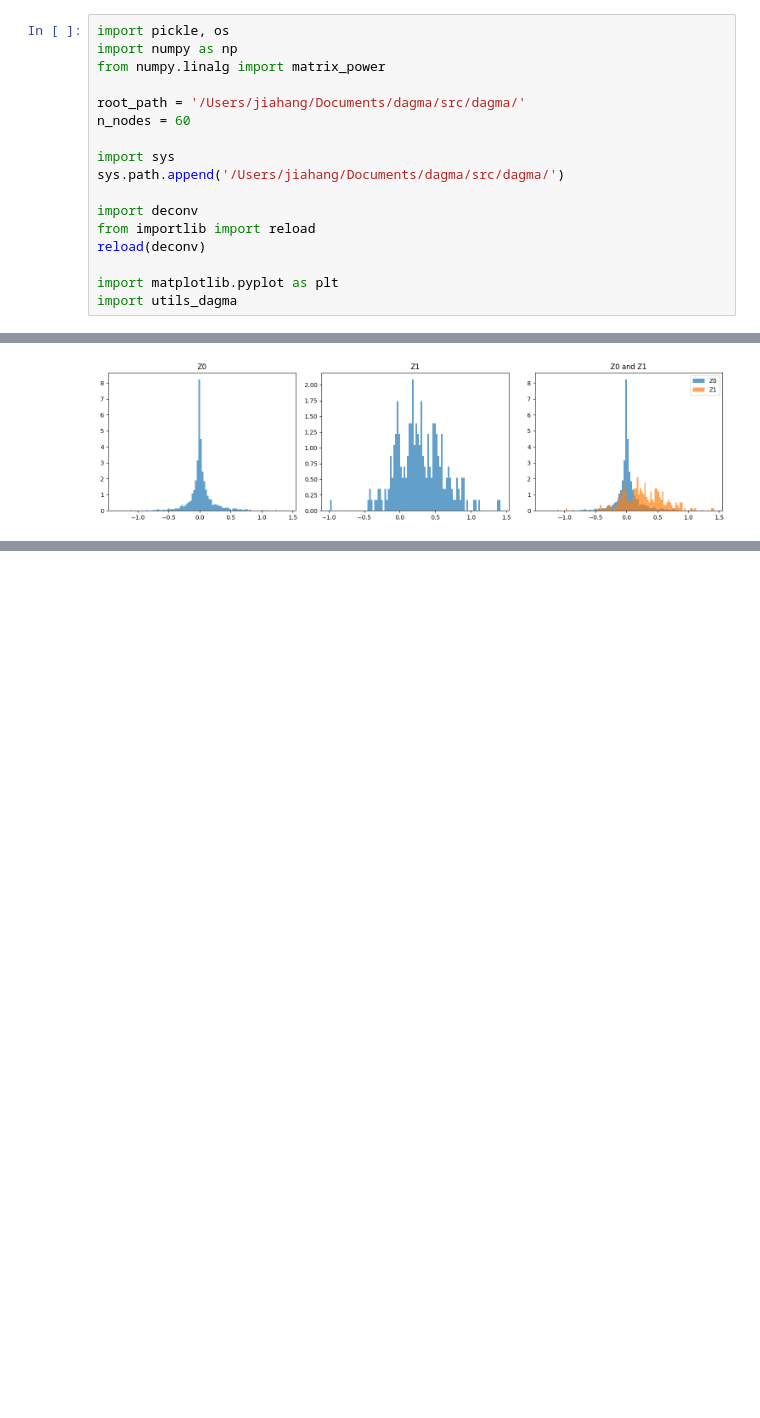
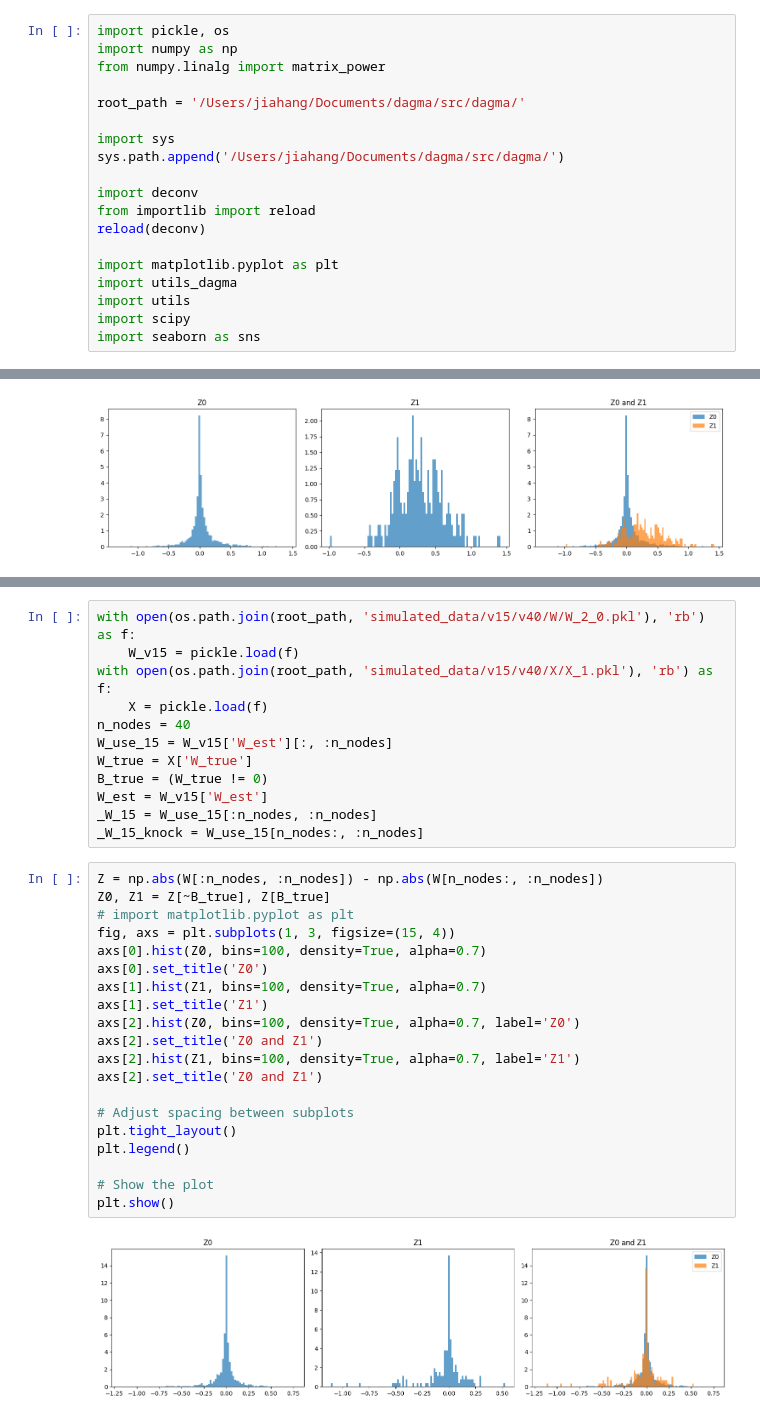
Before and after one commit to LspongebobJH/dagma, a Jupyter notebook: src/dagma/notebooks/deconv.ipynb, the cells around one changed output, grey strips where cells are left out. Saved outputs shown, nothing was run; the diff lists cells and outputs as text; blank space fills up the shorter version.

```diff
--- a/src/dagma/notebooks/deconv.ipynb
+++ b/src/dagma/notebooks/deconv.ipynb
@@ -4,7 +4,6 @@ import numpy as np
 from numpy.linalg import matrix_power
 
 root_path = '/Users/jiahang/Documents/dagma/src/dagma/'
-n_nodes = 60
 
 import sys
 sys.path.append('/Users/jiahang/Documents/dagma/src/dagma/')
@@ -15,3 +14,6 @@ reload(deconv)
 
 import matplotlib.pyplot as plt
 import utils_dagma
+import utils
+import scipy
+import seaborn as sns
@@ -160,0 +97,34 @@ array([[ 0.00000000e+00, -1.62125406e-04, -6.25173672e-05, ...,
+# %%
+with open(os.path.join(root_path, 'simulated_data/v15/v40/W/W_2_0.pkl'), 'rb') as f:
+    W_v15 = pickle.load(f)
+with open(os.path.join(root_path, 'simulated_data/v15/v40/X/X_1.pkl'), 'rb') as f:
+    X = pickle.load(f)
+n_nodes = 40
+W_use_15 = W_v15['W_est'][:, :n_nodes]
+W_true = X['W_true']
+B_true = (W_true != 0)
+W_est = W_v15['W_est']
+_W_15 = W_use_15[:n_nodes, :n_nodes]
+_W_15_knock = W_use_15[n_nodes:, :n_nodes]
+# %%
+Z = np.abs(W[:n_nodes, :n_nodes]) - np.abs(W[n_nodes:, :n_nodes])
+Z0, Z1 = Z[~B_true], Z[B_true]
+# import matplotlib.pyplot as plt
+fig, axs = plt.subplots(1, 3, figsize=(15, 4))
+axs[0].hist(Z0, bins=100, density=True, alpha=0.7)
+axs[0].set_title('Z0')
+axs[1].hist(Z1, bins=100, density=True, alpha=0.7)
+axs[1].set_title('Z1')
+axs[2].hist(Z0, bins=100, density=True, alpha=0.7, label='Z0')
+axs[2].set_title('Z0 and Z1')
+axs[2].hist(Z1, bins=100, density=True, alpha=0.7, label='Z1')
+axs[2].set_title('Z0 and Z1')
+
+# Adjust spacing between subplots
+plt.tight_layout()
+plt.legend()
+
+# Show the plot
+plt.show()
+# %% [output]
+[figure, added]
```
Also changed, not shown: parts of 76 cells of this notebook, 19 other files.
